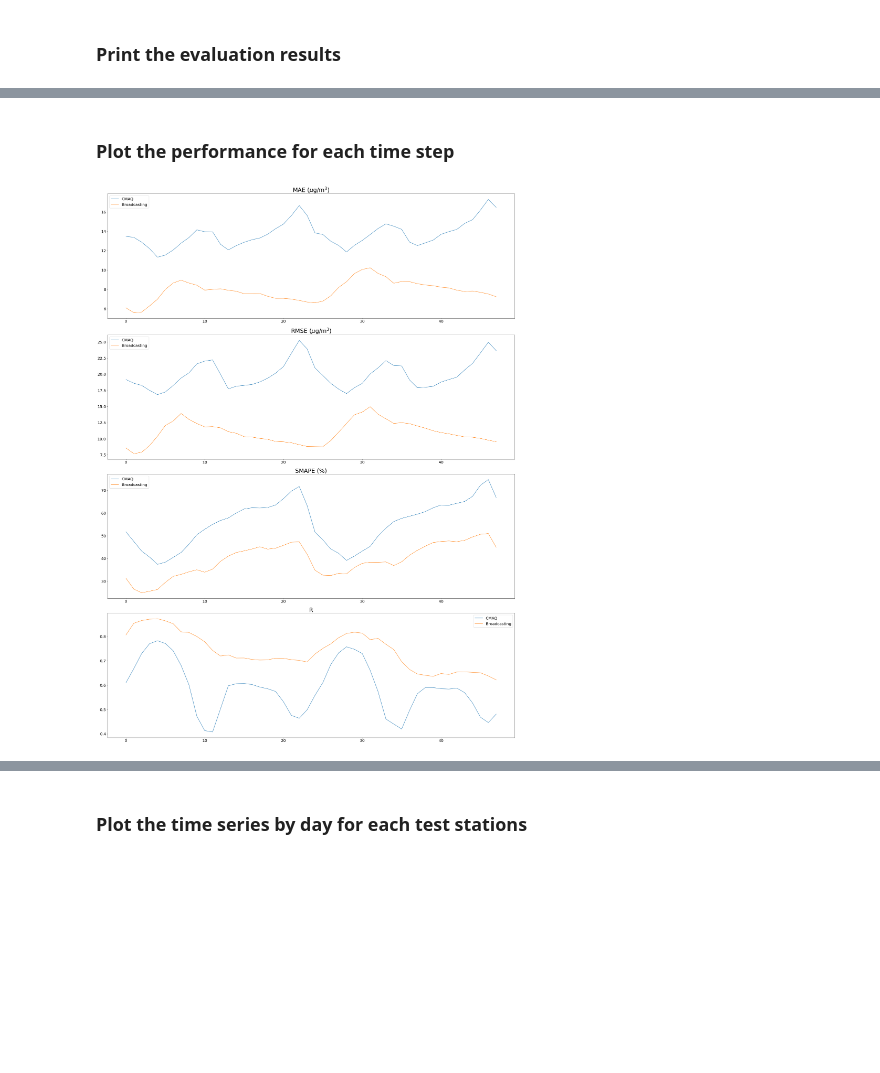
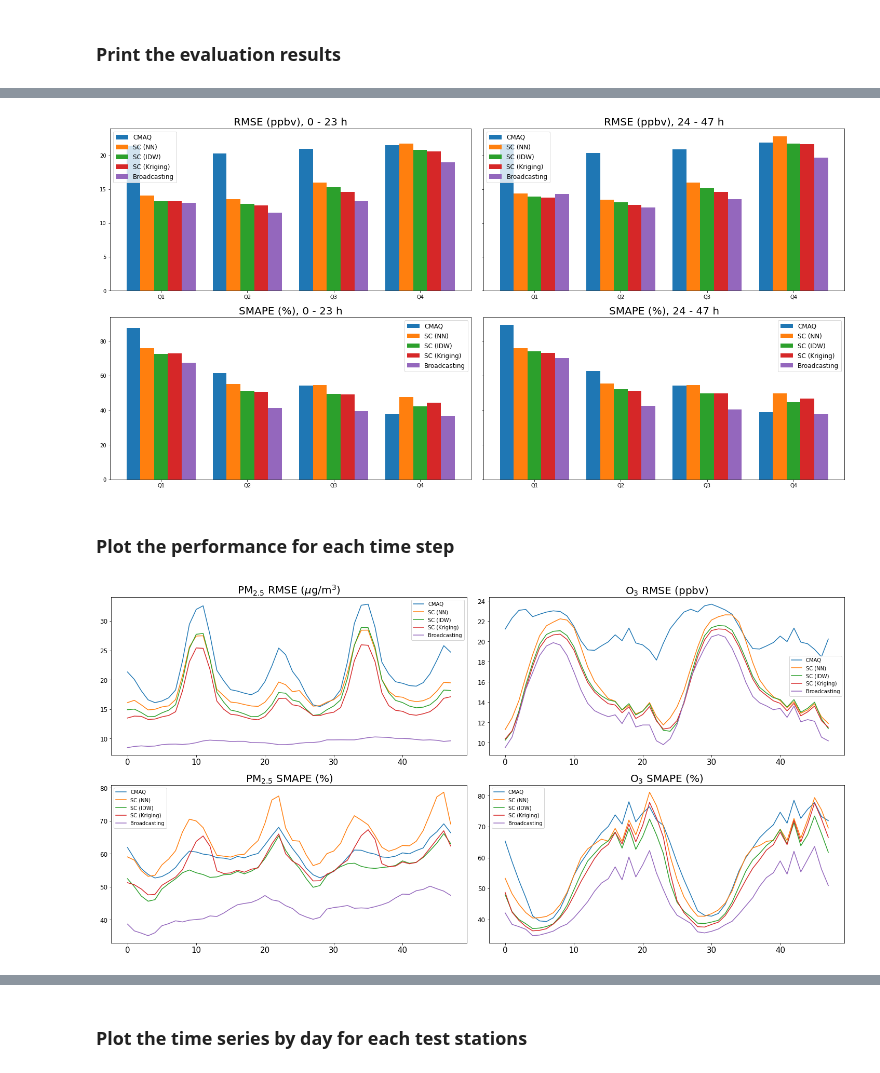
Before and after one commit to jvhs0706/regional-forecast-new, a Jupyter notebook: main.ipynb, the cells around one changed output, grey strips where cells are left out. Drawn from its saved outputs; the diff is of its cells as text; code cells hidden in the pictures; blank space fills up the shorter version.

```diff
--- a/main.ipynb
+++ b/main.ipynb
@@ -283,5 +283,5 @@ pred_by_day, y_by_day = pred.reshape(*pred.shape[:-1], 2, 24), y.reshape(*y.shap
 # %%
 # CMAQ
 cmaq_pred = load_dict(f'baseline-results/cmaq_pred.pkl')
-cmaq_pred = np.stack([cmaq_pred[st] for st in test_target_stations])
+cmaq_pred = np.maximum(np.stack([cmaq_pred[st] for st in test_target_stations]), 0)
 cmaq_pred_by_day = cmaq_pred.reshape(*cmaq_pred.shape[:-1], 2, 24)
@@ -288,3 +308,6 @@ cmaq_pred_by_day = cmaq_pred.reshape(*cmaq_pred.shape[:-1], 2, 24)
+# %%
+arrs_by_day = [cmaq_pred_by_day, nn_pred_by_day, idw_pred_by_day, kriging_pred_by_day, pred_by_day]
+arr_names = ['CMAQ', 'SC (NN)', 'SC (IDW)', 'SC (Kriging)', 'Broadcasting']
 # %% [markdown]
 ### The evaluation metrics:
 - `MBE` is used to evaluate the bias issue.
@@ -351,0 +434,25 @@ results['O3', 1]
+# %%
+import matplotlib.pyplot as plt
+fig, axes = plt.subplots(2, 2, figsize = (20, 10), constrained_layout = True, sharey = 'row')
+for i, (m, u) in enumerate(zip([RMSE, SMAPE], ['ppbv', '%'])):
+  for j in range(horizon_days):
+    y_arr_by_q = [y_by_day[:, :, 1, j, :][mask[:, :, 1, j]] for mask in masks]
+    arrs_by_q = [[arr[:, :, 1, j, :][mask[:, :, 1, j]] for arr in arrs_by_day] for mask in masks]
+    metric_values = []
+    for q_y_arr, q_arrs in zip(y_arr_by_q, arrs_by_q):
+      metric_values.append([m(q_y_arr, q_arr, axis = (0, 1)) for q_arr in q_arrs])
+    metric_values = np.array(metric_values)
+    axes[i, j].set_title(f'{m.__name__} ({u}), {24 * j} - {24 * j + 23} h', fontsize = 20)
+
+    total_width, n = 0.8, 5
+    width = total_width / n
+    x = np.arange(4)
+    x = x - (total_width - width) / 2
+
+    for k, (mv, an) in enumerate(zip(metric_values.T, arr_names)):
+      axes[i, j].bar(x + k * width, mv,  width=width, label=an)
+    axes[i, j].set_xticks(np.arange(4))
+    axes[i, j].set_xticklabels([f'Q{i+1}' for i in range(4)])
+    axes[i, j].legend(fontsize = 12)
+# %% [output]
+[figure, added]
@@ -353,23 +462,37 @@ results['O3', 1]
 ### Plot the performance for each time step
 # %%
 import matplotlib.pyplot as plt
+cmaq_metric_values_by_hour = {}
+nn_metric_values_by_hour = {}
+idw_metric_values_by_hour = {}
+kriging_metric_values_by_hour = {}
 metric_values_by_hour = {}
-cmaq_metric_values_by_hour = {}
+
 for m in metrics:
-  cmaq_arr = m(cmaq_pred, y, (1, 2))
-  broadcasting_arr = m(pred, y, (1, 2))
+  cmaq_arr = m(cmaq_pred, y, (0, 1))
+  nn_arr = m(nn_pred, y, (0, 1))
+  idw_arr = m(idw_pred, y, (0, 1))
+  kriging_arr = m(kriging_pred, y, (0, 1))
+  broadcasting_arr = m(pred, y, (0, 1))
   for i, sp in enumerate(target_species):
     cmaq_metric_values_by_hour[sp, m.__name__] = cmaq_arr[i]
+    nn_metric_values_by_hour[sp, m.__name__] = nn_arr[i]
+    idw_metric_values_by_hour[sp, m.__name__] = idw_arr[i]
+    kriging_metric_values_by_hour[sp, m.__name__] = kriging_arr[i]
     metric_values_by_hour[sp, m.__name__] = broadcasting_arr[i]
 # %%
-fspmc_fig, axes = plt.subplots(4, 1, figsize = (30, len(metrics) * 10), constrained_layout = True)
-units = ['$\mu$g/m$^3$', '$\mu$g/m$^3$', '%', None]
-for ax, m, u in zip(axes, metrics, units):
-  ax.set_title(f'{m.__name__}' + (f' ({u})' if u is not None else ''), fontsize = 30)
-  ax.xaxis.set_tick_params(labelsize = 20)
-  ax.yaxis.set_tick_params(labelsize = 20)
-  ax.plot(cmaq_metric_values_by_hour['FSPMC', m.__name__], label = 'CMAQ')
-  ax.plot(metric_values_by_hour['FSPMC', m.__name__], label = 'Broadcasting')
-  ax.legend(fontsize = 20)
+fig, axes = plt.subplots(2, 2, figsize = (20, 10), constrained_layout = True)
+for i, (sp, disp_name, unit) in enumerate(zip(target_species, ['PM$_{2.5}$', 'O$_3$'], ['$\mu$g/m$^3$', 'ppbv'])):
+  units = [unit, '%']
+  for ax, m, u in zip(axes[:, i], [RMSE, SMAPE], units):
+    ax.set_title(f'{disp_name} {m.__name__}' + (f' ({u})' if u is not None else ''), fontsize = 20)
+    ax.xaxis.set_tick_params(labelsize = 15)
+    ax.yaxis.set_tick_params(labelsize = 12)
+    ax.plot(cmaq_metric_values_by_hour[sp, m.__name__], label = 'CMAQ')
+    ax.plot(nn_metric_values_by_hour[sp, m.__name__], label = 'SC (NN)')
+    ax.plot(idw_metric_values_by_hour[sp, m.__name__], label = 'SC (IDW)')
+    ax.plot(kriging_metric_values_by_hour[sp, m.__name__], label = 'SC (Kriging)')
+    ax.plot(metric_values_by_hour[sp, m.__name__], label = broadcasting)
+    ax.legend(fontsize = 10)
 # %% [output]
-[figure, old version]
+[figure, new version]
```
Also changed, not shown: parts of 24 cells of this notebook, 9 other files.
